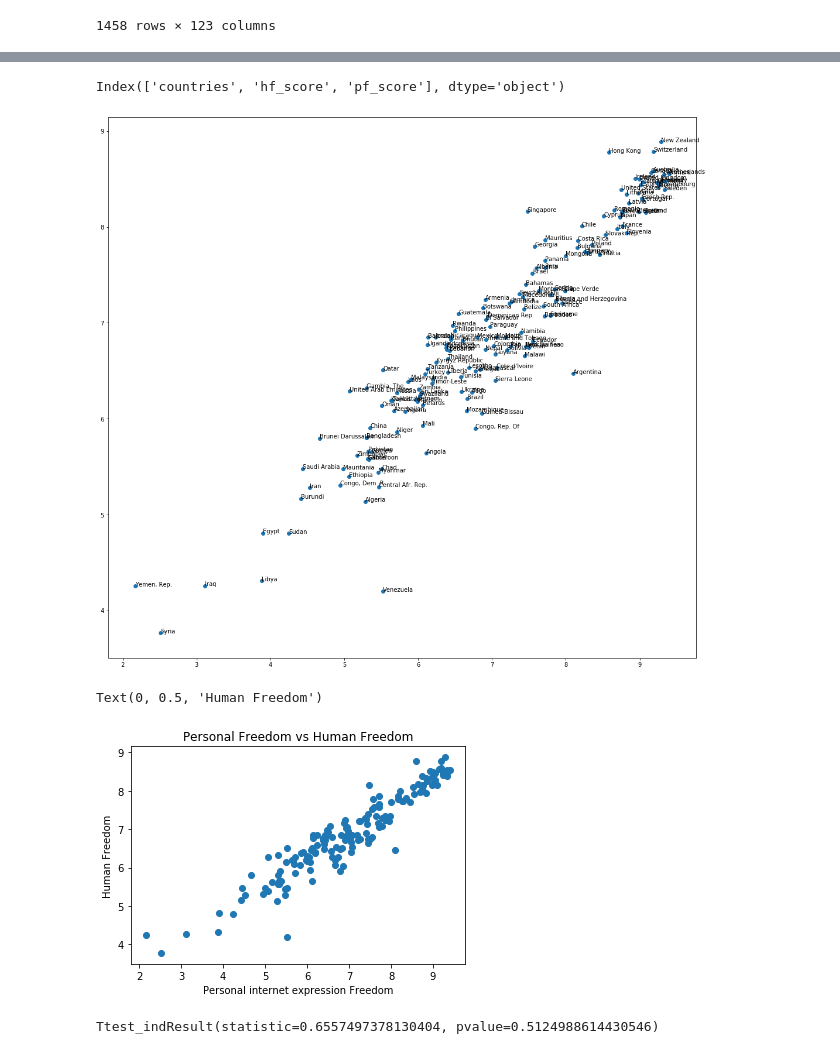
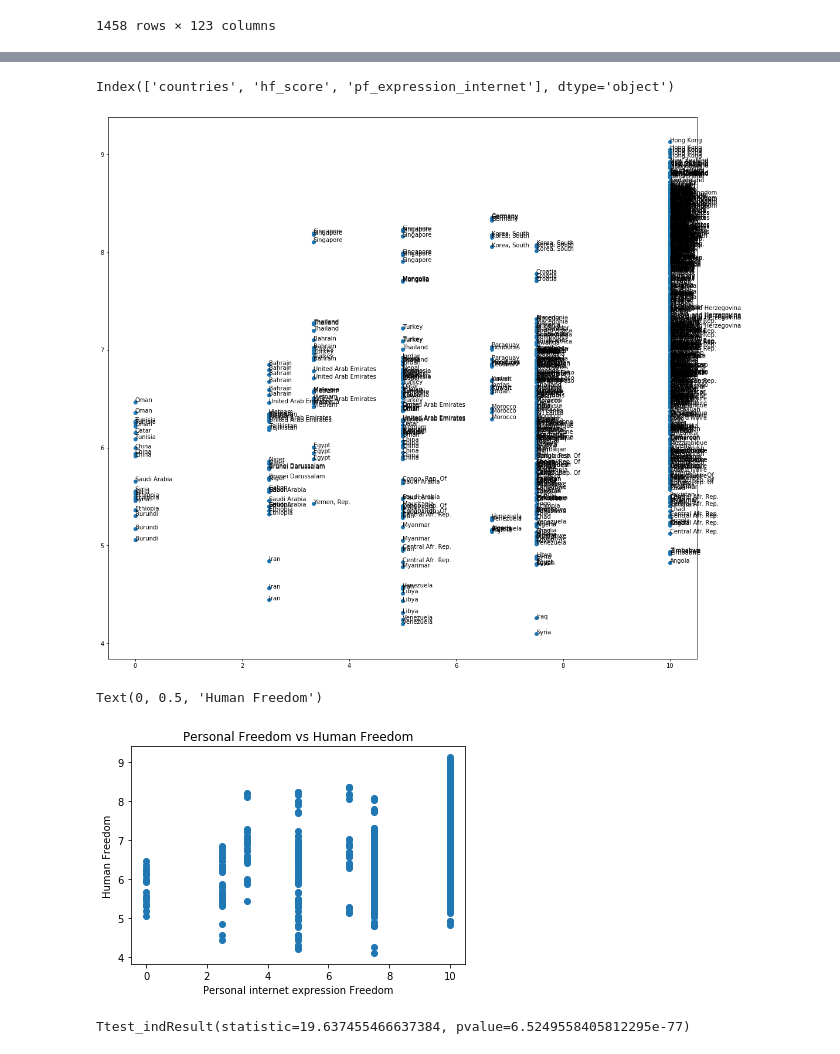
Before and after one commit to shamrockbandit/Project1_repo, a Jupyter notebook: pf_internet score vs hf_score.ipynb, the cells around one changed output, grey strips where cells are left out. Cells and saved outputs as stored; diff of their text form; code cells hidden in the pictures.

```diff
--- a/pf_internet score vs hf_score.ipynb
+++ b/pf_internet score vs hf_score.ipynb
@@ -51,5 +37,6 @@ freedom_df
 # %%
 # keep only the ef_score and pf_score
-scores_df= freedom_df[['countries','hf_score','pf_score']]
+scores_df= freedom_df[['countries','hf_score','pf_expression_internet']]
+scores_df= scores_df.dropna()
 scores_df
 # %% [output]
@@ -71,6 +58,6 @@ import matplotlib.pyplot as plt
 # %%
 # plot
 # first turn columns into lists
-pf_internet_score = scores_df["pf_score"].values
+pf_internet_score = scores_df["pf_expression_internet"].values
 hf_score = scores_df["hf_score"].values
 countries = scores_df["countries"].values
@@ -118,22 +108,21 @@ pvalue, 3.645804559510279e-81
 # %%
 scores_df.columns
 # %% [output]
-Index(['countries', 'hf_score', 'pf_score'], dtype='object')
+Index(['countries', 'hf_score', 'pf_expression_internet'], dtype='object')
 # %%
 # create plot
 
 # fig, ax = plt.subplots()
 # ax.scatter(pf_internet_score, hf_score)
 
 plt.figure(figsize=(18,17))
-plt.scatter(scores_df.pf_score,scores_df.hf_score)
-
-
+plt.scatter(pf_internet_score,scores_df.hf_score)
+#plt.scatter(scores_df.pf_expression_internet,scores_df.hf_score)
 
 for i, txt in enumerate(countries):
-    plt.annotate(txt, (scores_df.pf_score[i],scores_df.hf_score[i]))
+   plt.annotate(txt, (pf_internet_score[i],hf_score[i]))
 # %% [output]
-[figure, old version]
+[figure, new version]
 # %%
 # with out labels bc idk how to clean it up
 fig, ax = plt.subplots()
@@ -143,7 +132,7 @@ plt.xlabel("Personal internet expression Freedom")
 plt.ylabel("Human Freedom")
 # %% [output]
 Text(0, 0.5, 'Human Freedom')
-[figure, old version]
+[figure, new version]
 # %%
 import scipy.stats as stats
 # %%
@@ -151,6 +140,6 @@ import scipy.stats as stats
 # independent t-test
 stats.ttest_ind(pf_internet_score, hf_score, equal_var=False)
 # %% [output]
-Ttest_indResult(statistic=0.6557497378130404, pvalue=0.5124988614430546)
+Ttest_indResult(statistic=19.637455466637384, pvalue=6.5249558405812295e-77)
 # %%
 # pvalue is greater than .05 so accept the null?
```
Also changed, not shown: parts of 6 cells of this notebook, 1 other file.
